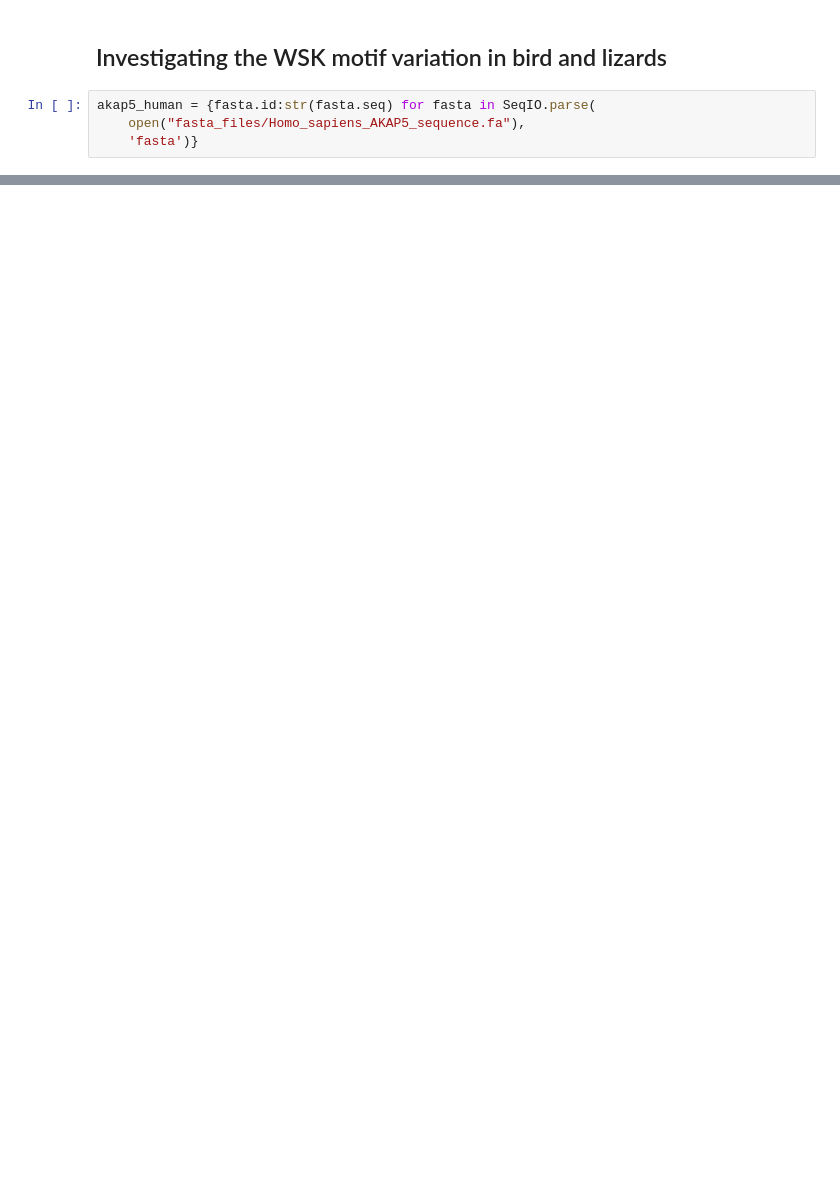
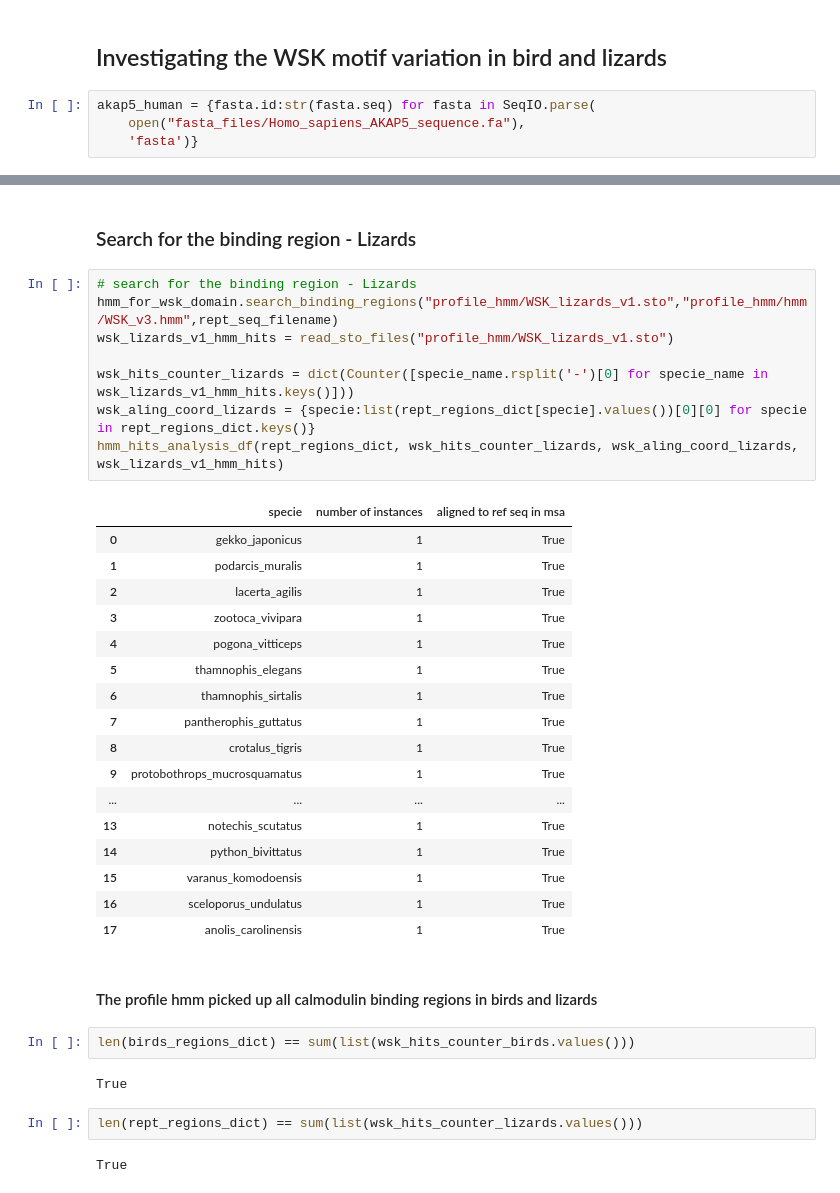
Before and after one commit to msarrias/akaps-evolutionary-study, a Jupyter notebook: akap5_WSK_domain_analysis.ipynb, the cells around one changed output, grey strips where cells are left out. Saved outputs shown, nothing was run; the diff lists cells and outputs as text; blank space fills up the shorter version.

Commit message:
created a new profile hmm for the wsk domain

```diff
--- a/akap5_WSK_domain_analysis.ipynb
+++ b/akap5_WSK_domain_analysis.ipynb
@@ -242,0 +285,38 @@ anolis_car GGAWLAFKRLVTSRRRSKSVLKKQQQSGGSRV
+# %% [markdown]
+### Search for the binding region - Lizards
+# %%
+# search for the binding region - Lizards
+hmm_for_wsk_domain.search_binding_regions("profile_hmm/WSK_lizards_v1.sto","profile_hmm/hmm/WSK_v3.hmm",rept_seq_filename)
+wsk_lizards_v1_hmm_hits = read_sto_files("profile_hmm/WSK_lizards_v1.sto")
+
+wsk_hits_counter_lizards = dict(Counter([specie_name.rsplit('-')[0] for specie_name in wsk_lizards_v1_hmm_hits.keys()]))
+wsk_aling_coord_lizards = {specie:list(rept_regions_dict[specie].values())[0][0] for specie in rept_regions_dict.keys()}
+hmm_hits_analysis_df(rept_regions_dict, wsk_hits_counter_lizards, wsk_aling_coord_lizards, wsk_lizards_v1_hmm_hits)
+# %% [output]
+|  | specie | number of instances | aligned to ref seq in msa |
+| 0 | gekko_japonicus | 1 | True |
+| 1 | podarcis_muralis | 1 | True |
+| 2 | lacerta_agilis | 1 | True |
+| 3 | zootoca_vivipara | 1 | True |
+| 4 | pogona_vitticeps | 1 | True |
+| 5 | thamnophis_elegans | 1 | True |
+| 6 | thamnophis_sirtalis | 1 | True |
+| 7 | pantherophis_guttatus | 1 | True |
+| 8 | crotalus_tigris | 1 | True |
+| 9 | protobothrops_mucrosquamatus | 1 | True |
+| ... | ... | ... | ... |
+| 13 | notechis_scutatus | 1 | True |
+| 14 | python_bivittatus | 1 | True |
+| 15 | varanus_komodoensis | 1 | True |
+| 16 | sceloporus_undulatus | 1 | True |
+| 17 | anolis_carolinensis | 1 | True |
+# %% [markdown]
+#### The profile hmm picked up all calmodulin binding regions in birds and lizards
+# %%
+len(birds_regions_dict) == sum(list(wsk_hits_counter_birds.values()))
+# %% [output]
+True
+# %%
+len(rept_regions_dict) == sum(list(wsk_hits_counter_lizards.values()))
+# %% [output]
+True
```
Also changed, not shown: parts of 30 cells of this notebook.
